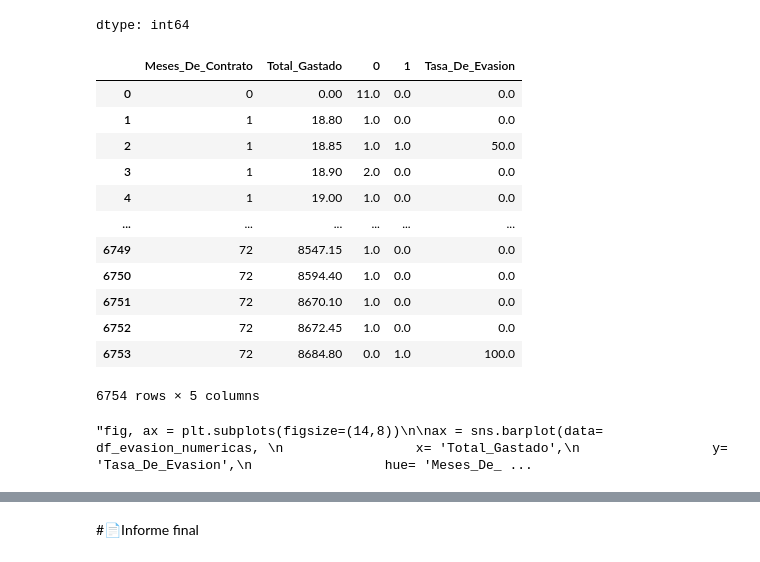
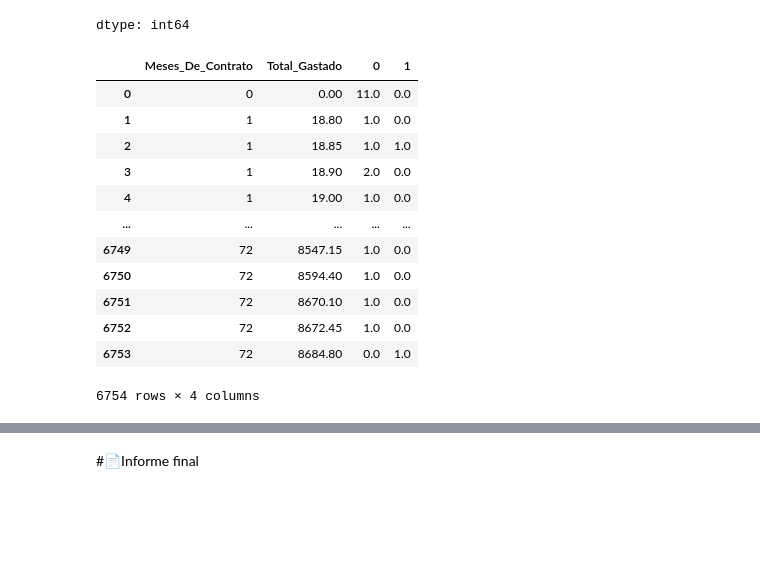
Before and after one commit to Viera1624/TelecomX_LATAM, a Jupyter notebook: telecomx_latam.ipynb, the cells around one changed output, grey strips where cells are left out. Cells and saved outputs as stored; diff of their text form; code cells hidden in the pictures; blank space fills up the shorter version.

```diff
--- a/telecomx_latam.ipynb
+++ b/telecomx_latam.ipynb
@@ -536,39 +536,18 @@ df_evasion_numericas.isna().sum()
 dtype: int64
 # %%
 df_evasion_numericas = df_evasion_numericas.fillna(0)
-df_evasion_numericas['Tasa_De_Evasion'] = df_evasion_numericas[1]/(df_evasion_numericas[0] + df_evasion_numericas[1])*100
 df_evasion_numericas
 # %% [output]
-|  | Meses_De_Contrato | Total_Gastado | 0 | 1 | Tasa_De_Evasion |
-| 0 | 0 | 0.00 | 11.0 | 0.0 | 0.0 |
-| 1 | 1 | 18.80 | 1.0 | 0.0 | 0.0 |
-| 2 | 1 | 18.85 | 1.0 | 1.0 | 50.0 |
-| 3 | 1 | 18.90 | 2.0 | 0.0 | 0.0 |
-| 4 | 1 | 19.00 | 1.0 | 0.0 | 0.0 |
-| ... | ... | ... | ... | ... | ... |
-| 6749 | 72 | 8547.15 | 1.0 | 0.0 | 0.0 |
-| 6750 | 72 | 8594.40 | 1.0 | 0.0 | 0.0 |
-| 6751 | 72 | 8670.10 | 1.0 | 0.0 | 0.0 |
-| 6752 | 72 | 8672.45 | 1.0 | 0.0 | 0.0 |
-| 6753 | 72 | 8684.80 | 0.0 | 1.0 | 100.0 |
+|  | Meses_De_Contrato | Total_Gastado | 0 | 1 |
+| 0 | 0 | 0.00 | 11.0 | 0.0 |
+| 1 | 1 | 18.80 | 1.0 | 0.0 |
+| 2 | 1 | 18.85 | 1.0 | 1.0 |
+| 3 | 1 | 18.90 | 2.0 | 0.0 |
+| 4 | 1 | 19.00 | 1.0 | 0.0 |
+| ... | ... | ... | ... | ... |
+| 6749 | 72 | 8547.15 | 1.0 | 0.0 |
+| 6750 | 72 | 8594.40 | 1.0 | 0.0 |
+| 6751 | 72 | 8670.10 | 1.0 | 0.0 |
+| 6752 | 72 | 8672.45 | 1.0 | 0.0 |
+| 6753 | 72 | 8684.80 | 0.0 | 1.0 |
-6754 rows × 5 columns
+6754 rows × 4 columns
-# %%
-'''
-fig, ax = plt.subplots(figsize=(14,8))
-
-ax = sns.barplot(data= df_evasion_numericas,
-                 x= 'Total_Gastado',
-                 y= 'Tasa_De_Evasion',
-                 hue= 'Meses_De_Contrato',
-                 palette='flare')
-
-ax.set_title('Evasion de clientes por total gastado y meses de contrato')
-ax.set_ylabel('Tasa de evasion (%)')
-ax.set_xlabel('Total gastado')
-ax.legend('Meses de contrato')
-plt.xticks(rotation=45, ha='right')
-plt.tight_layout()
-plt.show()
-'''
-# %% [output]
-"fig, ax = plt.subplots(figsize=(14,8))\n\nax = sns.barplot(data= df_evasion_numericas, \n                 x= 'Total_Gastado',\n                 y= 'Tasa_De_Evasion',\n                 hue= 'Meses_De_ ...
```
Also changed, not shown: parts of 29 cells of this notebook.
